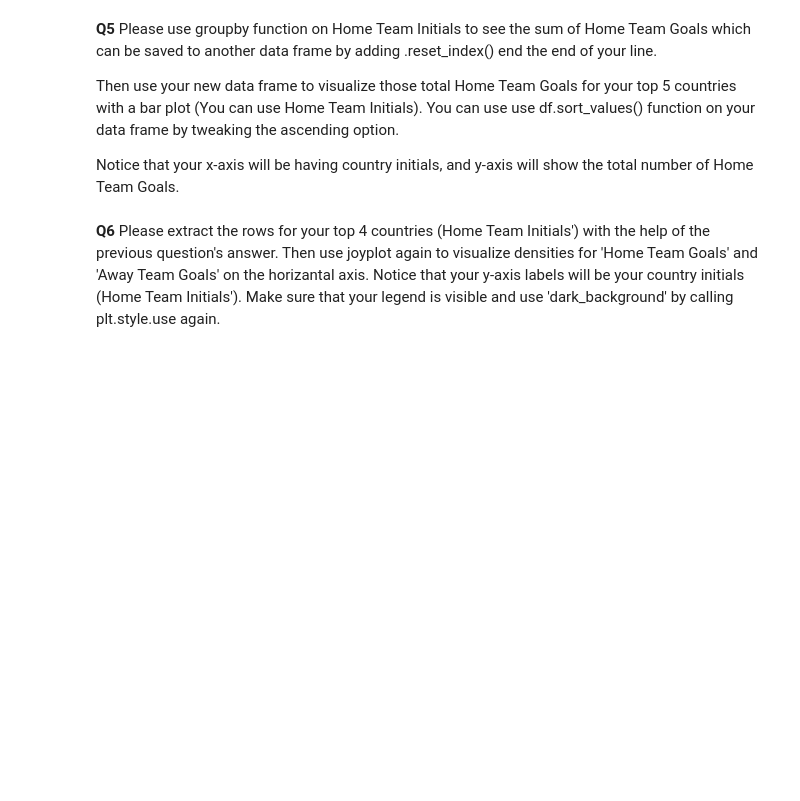
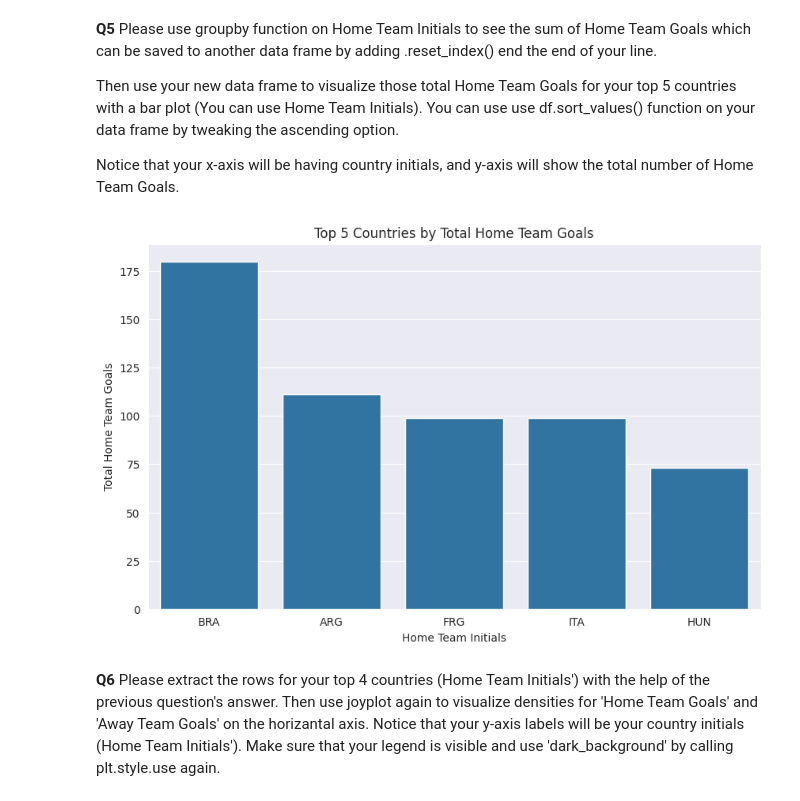
Before and after one commit to zrsteff/DSC502, a Jupyter notebook: HW3 - Steffens.ipynb, the cells around one changed output. Saved outputs shown, nothing was run; the diff lists cells and outputs as text; code cells hidden in the pictures; blank space fills up the shorter version.

```diff
--- a/HW3 - Steffens.ipynb
+++ b/HW3 - Steffens.ipynb
@@ -33,5 +111,18 @@ import joypy as jp
 Then use your new data frame to visualize those total Home Team Goals for your top 5 countries with a bar plot (You can use Home Team Initials). You can use use df.sort_values() function on your data frame by tweaking the ascending option.
 
 Notice that your x-axis will be having country initials, and y-axis will show the total number of Home Team Goals.
+# %%
+home_goals_by_country = df.groupby('Home Team Initials')['Home Team Goals'].sum().reset_index()
+
+top_5_countries = home_goals_by_country.sort_values(by='Home Team Goals', ascending=False).head(5)
+
+plt.figure(figsize=(10, 6))
+sns.barplot(x='Home Team Initials', y='Home Team Goals', data=top_5_countries)
+plt.title('Top 5 Countries by Total Home Team Goals')
+plt.xlabel('Home Team Initials')
+plt.ylabel('Total Home Team Goals')
+plt.show()
+# %% [output]
+[figure, added]
 # %% [markdown]
 **Q6** Please extract the rows for your top 4 countries (Home Team Initials') with the help of the previous question's answer. Then use joyplot again to visualize densities for 'Home Team Goals' and	'Away Team Goals' on the horizantal axis. Notice that your y-axis labels will be your country initials (Home Team Initials'). Make sure that your legend is visible and use 'dark_background' by calling plt.style.use again.
```
Also changed, not shown: parts of 12 cells of this notebook.
